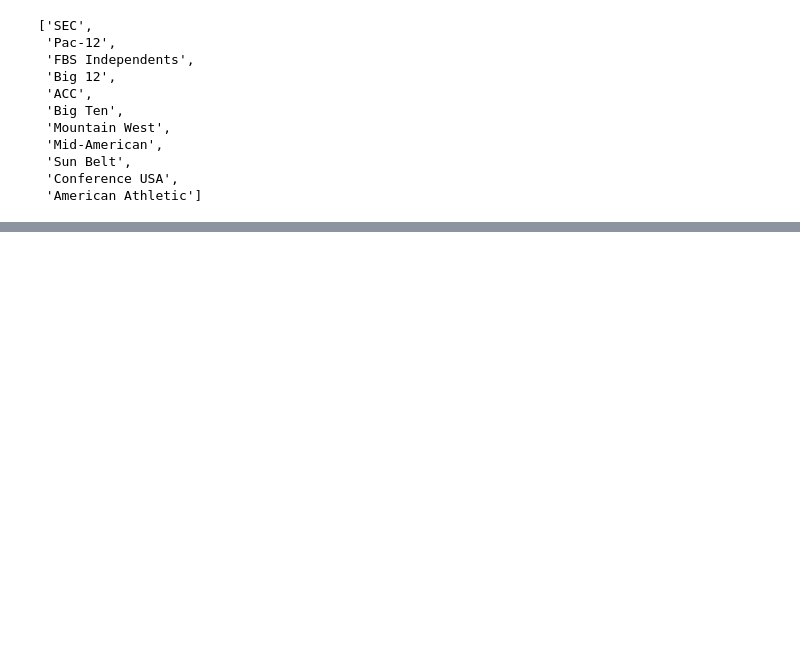
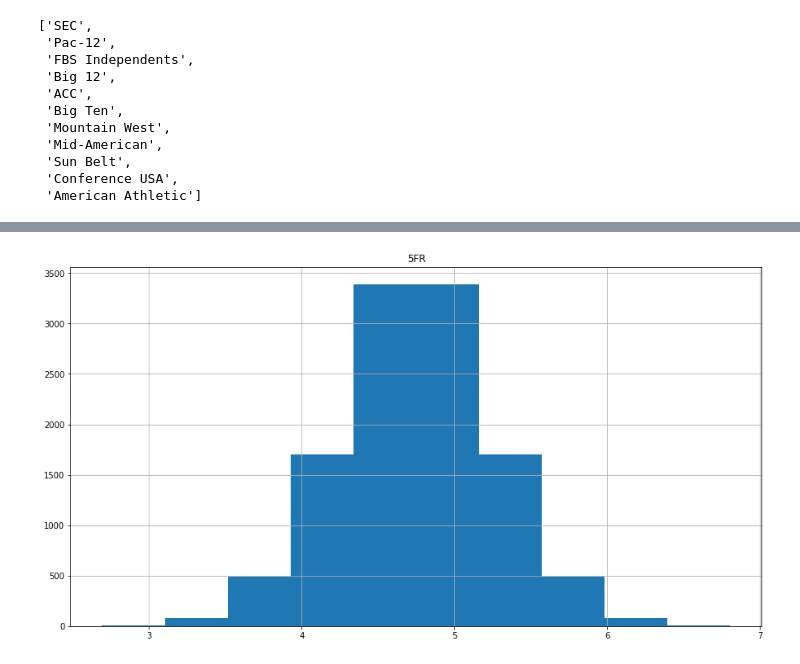
Before and after one commit to akeaswaran/cfb-pbp-analysis, a Jupyter notebook: win-prob.ipynb, the cells around one changed output, grey strips where cells are left out. Saved outputs shown, nothing was run; the diff lists cells and outputs as text; code cells hidden in the pictures; blank space fills up the shorter version.

```diff
--- a/win-prob.ipynb
+++ b/win-prob.ipynb
@@ -585,0 +678,4 @@ test.corr()
+# %%
+stored_game_boxes.hist(column='5FR', figsize=(15,8));
+# %% [output]
+[figure, added]
```
Also changed, not shown: parts of 45 cells of this notebook, 1 other file.
